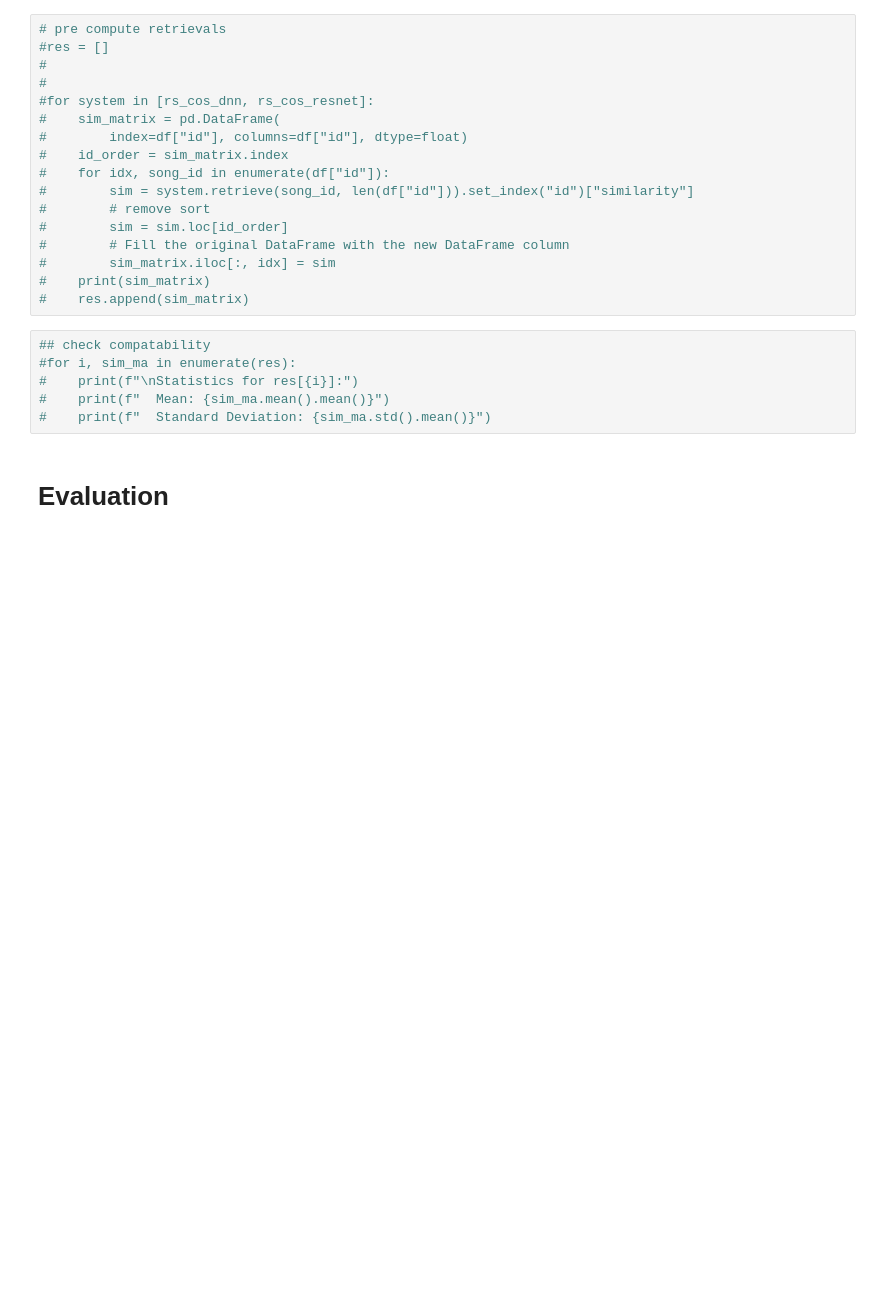
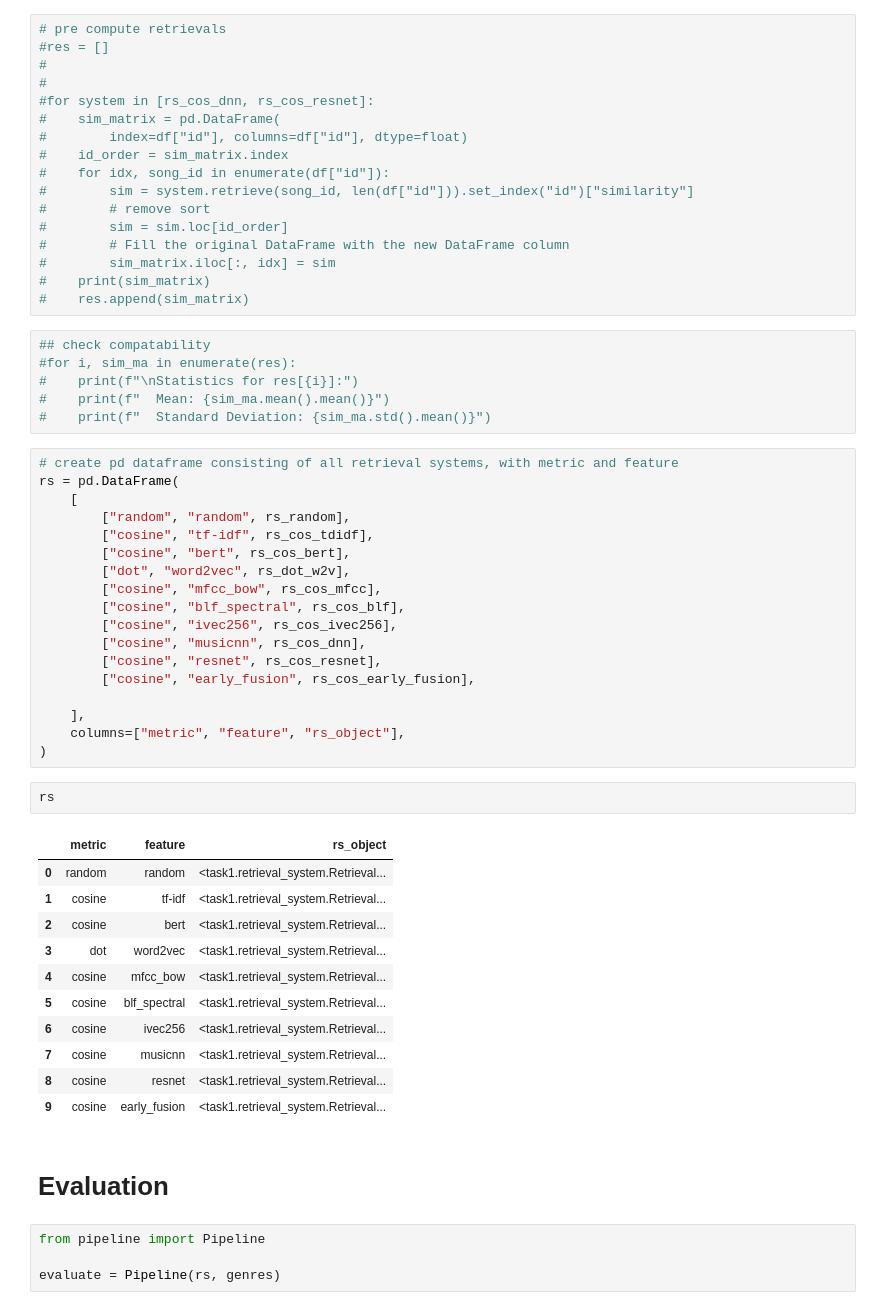
Before and after one commit to KaindlJulian/mmsr, a Jupyter notebook: task3/task_3.ipynb, the cells around one changed output. Drawn from its saved outputs; the diff is of its cells as text; blank space fills up the shorter version.

Commit message:
add pipeline and evaluation

```diff
--- a/task3/task_3.ipynb
+++ b/task3/task_3.ipynb
@@ -245,5 +247,41 @@ In this section we will perform late fusion of 2 retrieval systems using score a
 #    print(f"\nStatistics for res[{i}]:")
 #    print(f"  Mean: {sim_ma.mean().mean()}")
 #    print(f"  Standard Deviation: {sim_ma.std().mean()}")
+# %%
+# create pd dataframe consisting of all retrieval systems, with metric and feature
+rs = pd.DataFrame(
+    [
+        ["random", "random", rs_random],
+        ["cosine", "tf-idf", rs_cos_tdidf],
+        ["cosine", "bert", rs_cos_bert],
+        ["dot", "word2vec", rs_dot_w2v],
+        ["cosine", "mfcc_bow", rs_cos_mfcc],
+        ["cosine", "blf_spectral", rs_cos_blf],
+        ["cosine", "ivec256", rs_cos_ivec256],
+        ["cosine", "musicnn", rs_cos_dnn],
+        ["cosine", "resnet", rs_cos_resnet],
+        ["cosine", "early_fusion", rs_cos_early_fusion],
+
+    ],
+    columns=["metric", "feature", "rs_object"],
+)
+# %%
+rs
+# %% [output]
+|  | metric | feature | rs_object |
+| 0 | random | random | <task1.retrieval_system.Retrieval... |
+| 1 | cosine | tf-idf | <task1.retrieval_system.Retrieval... |
+| 2 | cosine | bert | <task1.retrieval_system.Retrieval... |
+| 3 | dot | word2vec | <task1.retrieval_system.Retrieval... |
+| 4 | cosine | mfcc_bow | <task1.retrieval_system.Retrieval... |
+| 5 | cosine | blf_spectral | <task1.retrieval_system.Retrieval... |
+| 6 | cosine | ivec256 | <task1.retrieval_system.Retrieval... |
+| 7 | cosine | musicnn | <task1.retrieval_system.Retrieval... |
+| 8 | cosine | resnet | <task1.retrieval_system.Retrieval... |
+| 9 | cosine | early_fusion | <task1.retrieval_system.Retrieval... |
 # %% [markdown]
 # Evaluation
+# %%
+from pipeline import Pipeline
+
+evaluate = Pipeline(rs, genres)
```
Also changed, not shown: parts of 5 cells of this notebook, 2 other files.
